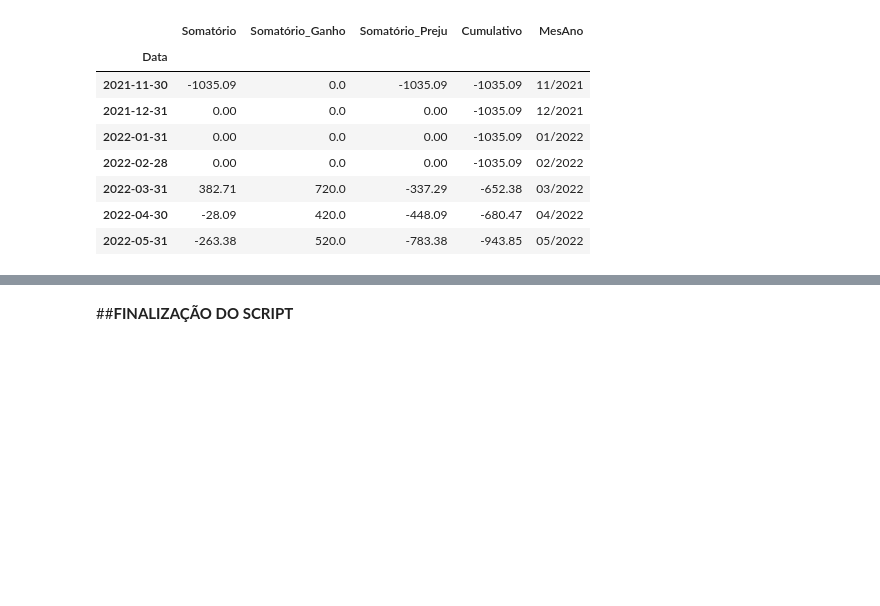
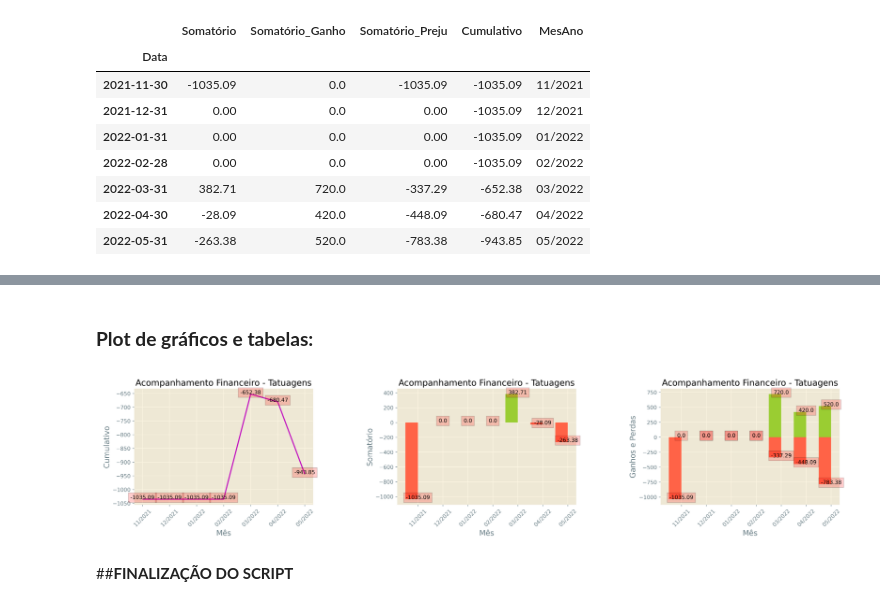
Before and after one commit to lucammarini/Fluxo_de_Caixa, a Jupyter notebook: DASHBOARD_TATTOOS.ipynb, the cells around one changed output, grey strips where cells are left out. Drawn from its saved outputs; the diff is of its cells as text; code cells hidden in the pictures; blank space fills up the shorter version.

```diff
--- a/DASHBOARD_TATTOOS.ipynb
+++ b/DASHBOARD_TATTOOS.ipynb
@@ -27,6 +31,29 @@ def addlabels(x,y):
     for i in range(len(x)):
         plt.text(i,round(y[i],2),round(y[i],2), ha = 'center',
                  Bbox = dict(facecolor = 'red', alpha =.2))
+# %%
+def plotagem_graficos_e_tabelas():
+
+  # figure size in inches optional
+  c = 2.6  # multiplicador de tamanho da img
+  rcParams['figure.figsize'] = 11*c , 8*c
+
+  # read images
+  img_A = mpimg.imread('/content/drive/MyDrive/Tattoos/Financeiro/Imagens/Cumulativo_Graph.png')
+  img_B = mpimg.imread('/content/drive/MyDrive/Tattoos/Financeiro/Imagens/Somatório_Graph.png')
+  img_C = mpimg.imread('/content/drive/MyDrive/Tattoos/Financeiro/Imagens/Somatório_Ganho_Preju_Graph.png')
+
+  # display images
+  fig, ax = plt.subplots(1,3)
+
+  ax[0].imshow(img_A)
+  ax[0].axis('off')
+
+  ax[1].imshow(img_B)
+  ax[1].axis('off')
+
+  ax[2].imshow(img_C)
+  ax[2].axis('off')
 # %% [markdown]
 ##**TRATAMENTO DE DADOS**
 # %%
@@ -172,3 +248,10 @@ for n in df_resumo.columns:
+# %% [markdown]
+### **Plot de gráficos e tabelas:**
+# %%
+%matplotlib inline
+plotagem_graficos_e_tabelas()
+# %% [output]
+[figure, added]
 # %% [markdown]
 ##**FINALIZAÇÃO DO SCRIPT**
 # %%
```
Also changed, not shown: parts of 9 cells of this notebook, 1 other file.
